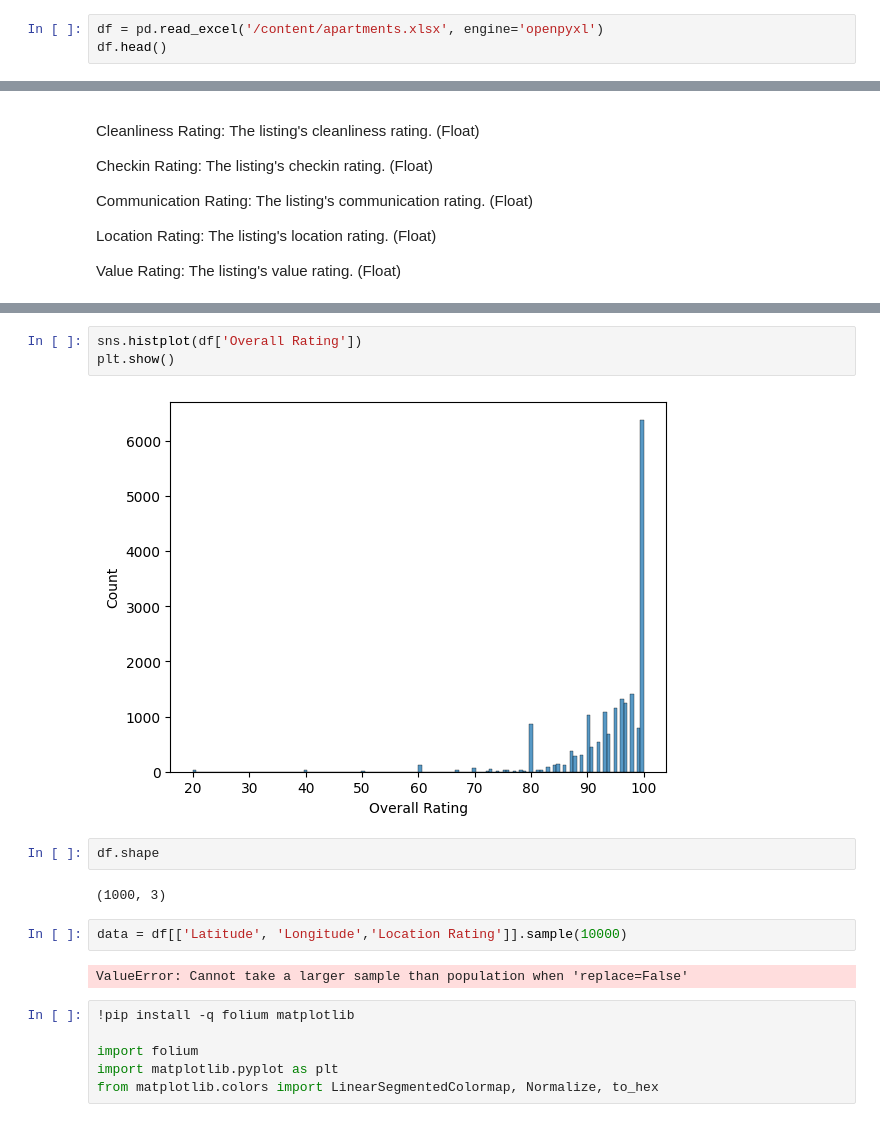
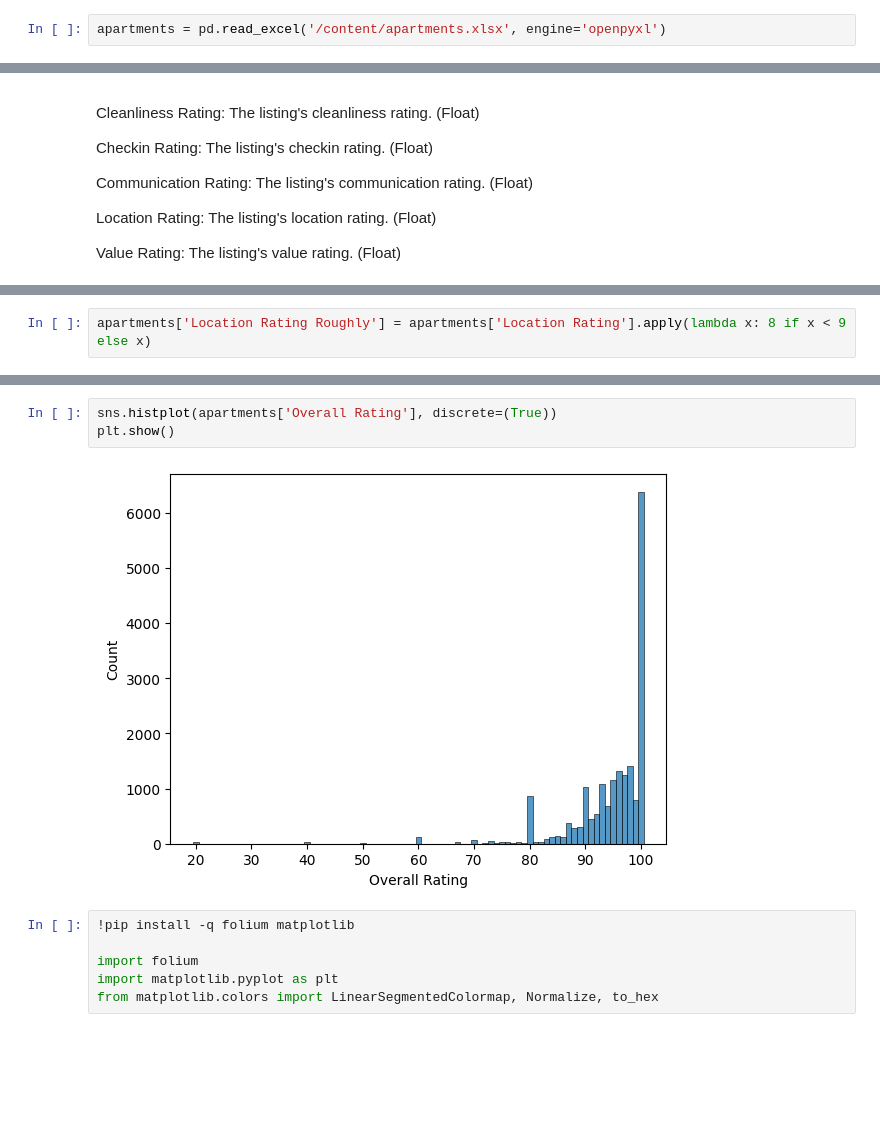
Before and after one commit to IlyaZutler/Cancer-Data, a Jupyter notebook: Карта и точки.ipynb, the cells around one changed output, grey strips where cells are left out. Cells and saved outputs as stored; diff of their text form; blank space fills up the shorter version.

```diff
--- a/Карта и точки.ipynb
+++ b/Карта и точки.ipynb
@@ -13,5 +13,4 @@ pd.set_option('display.max_columns', 200)
 pd.set_option('display.max_rows', 200)
 pd.set_option('display.max_colwidth', 1000)
 # %%
-df = pd.read_excel('/content/apartments.xlsx', engine='openpyxl')
-df.head()
+apartments = pd.read_excel('/content/apartments.xlsx', engine='openpyxl')
@@ -219,0 +228,2 @@ plt.show()
+# %%
+apartments['Location Rating Roughly'] = apartments['Location Rating'].apply(lambda x: 8 if x < 9 else x)
@@ -220,16 +243,8 @@ plt.show()
 # %%
-sns.histplot(df['Overall Rating'])
+sns.histplot(apartments['Overall Rating'], discrete=(True))
 plt.show()
 # %% [output]
-[figure, old version]
+[figure, new version]
-# %%
-df.shape
-# %% [output]
-(1000, 3)
-# %%
-data = df[['Latitude', 'Longitude','Location Rating']].sample(10000)
-# %% [output]
-ValueError: Cannot take a larger sample than population when 'replace=False'
 # %%
 !pip install -q folium matplotlib
 
```
Also changed, not shown: parts of 12 cells of this notebook.
